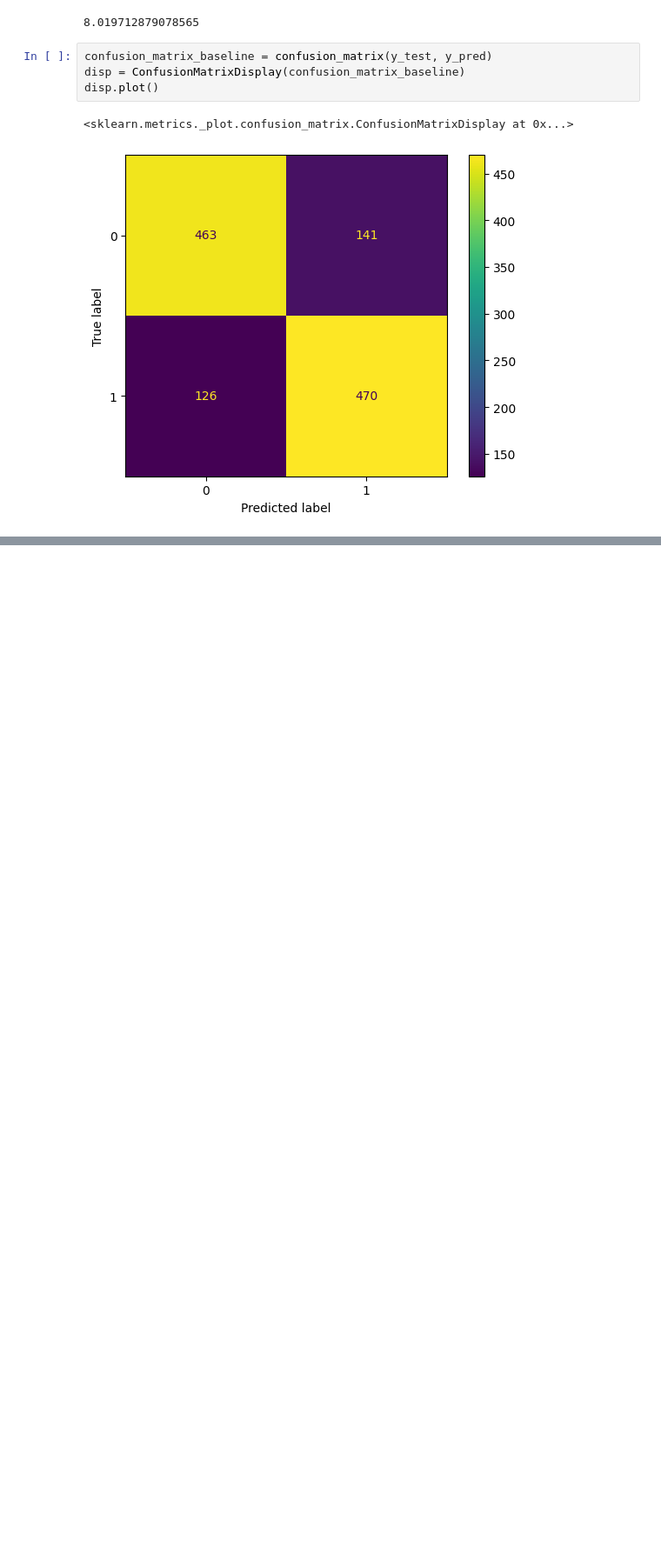
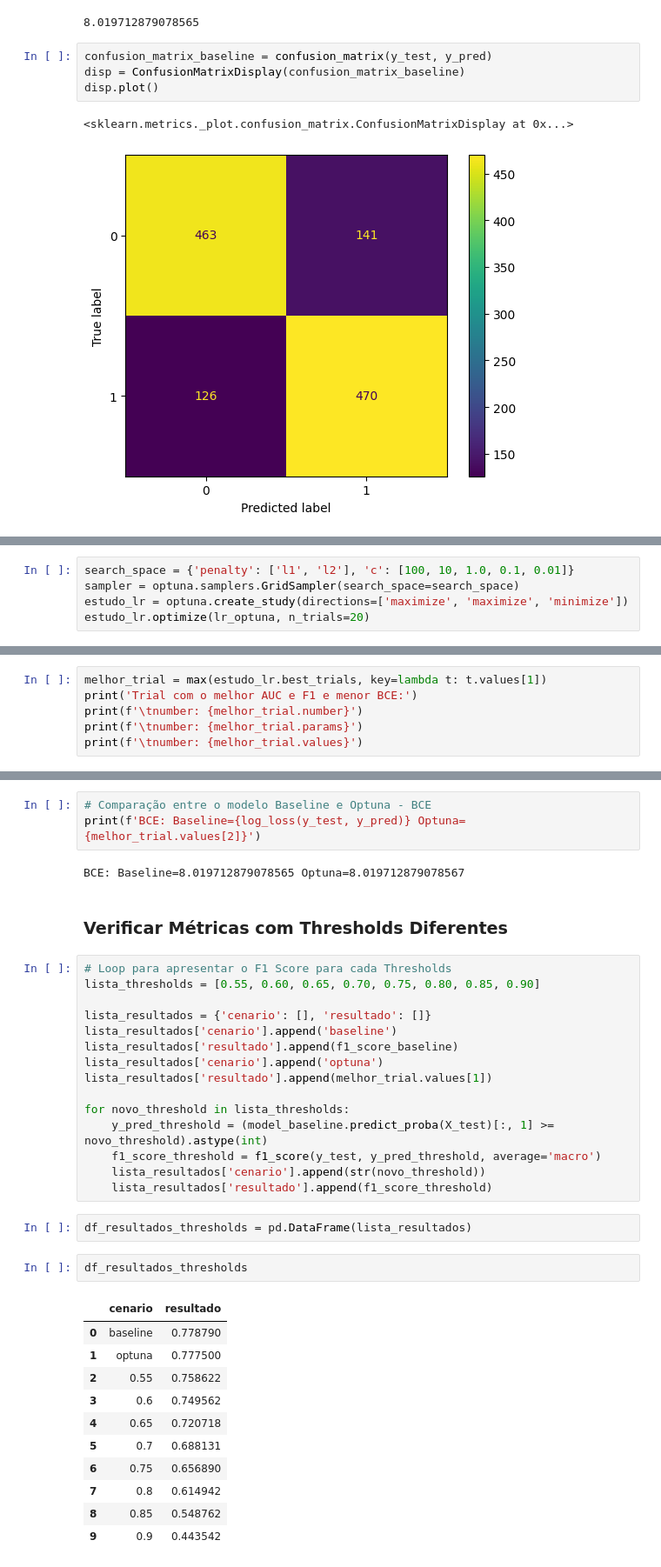
Before and after one commit to danilotavares-dev/logistic-regression-frutas-ML, a Jupyter notebook: modelo_frutas.ipynb, the cells around one changed output, grey strips where cells are left out. Shown at 87% size. Cells and saved outputs as stored; diff of their text form; blank space fills up the shorter version.

```diff
--- a/modelo_frutas.ipynb
+++ b/modelo_frutas.ipynb
@@ -242,0 +272,5 @@ disp.plot()
+# %%
+search_space = {'penalty': ['l1', 'l2'], 'c': [100, 10, 1.0, 0.1, 0.01]}
+sampler = optuna.samplers.GridSampler(search_space=search_space)
+estudo_lr = optuna.create_study(directions=['maximize', 'maximize', 'minimize'])
+estudo_lr.optimize(lr_optuna, n_trials=20)
@@ -242,0 +295,6 @@ disp.plot()
+# %%
+melhor_trial = max(estudo_lr.best_trials, key=lambda t: t.values[1])
+print('Trial com o melhor AUC e F1 e menor BCE:')
+print(f'\tnumber: {melhor_trial.number}')
+print(f'\tnumber: {melhor_trial.params}')
+print(f'\tnumber: {melhor_trial.values}')
@@ -242,0 +319,38 @@ disp.plot()
+# %%
+# Comparação entre o modelo Baseline e Optuna - BCE
+print(f'BCE: Baseline={log_loss(y_test, y_pred)} Optuna={melhor_trial.values[2]}')
+# %% [output]
+BCE: Baseline=8.019712879078565 Optuna=8.019712879078567
+# %% [markdown]
+### Verificar Métricas com Thresholds Diferentes
+# %%
+# Loop para apresentar o F1 Score para cada Thresholds
+lista_thresholds = [0.55, 0.60, 0.65, 0.70, 0.75, 0.80, 0.85, 0.90]
+
+lista_resultados = {'cenario': [], 'resultado': []}
+lista_resultados['cenario'].append('baseline')
+lista_resultados['resultado'].append(f1_score_baseline)
+lista_resultados['cenario'].append('optuna')
+lista_resultados['resultado'].append(melhor_trial.values[1])
+
+for novo_threshold in lista_thresholds:
+    y_pred_threshold = (model_baseline.predict_proba(X_test)[:, 1] >= novo_threshold).astype(int)
+    f1_score_threshold = f1_score(y_test, y_pred_threshold, average='macro')
+    lista_resultados['cenario'].append(str(novo_threshold))
+    lista_resultados['resultado'].append(f1_score_threshold)
+# %%
+df_resultados_thresholds = pd.DataFrame(lista_resultados)
+# %%
+df_resultados_thresholds
+# %% [output]
+|  | cenario | resultado |
+| 0 | baseline | 0.778790 |
+| 1 | optuna | 0.777500 |
+| 2 | 0.55 | 0.758622 |
+| 3 | 0.6 | 0.749562 |
+| 4 | 0.65 | 0.720718 |
+| 5 | 0.7 | 0.688131 |
+| 6 | 0.75 | 0.656890 |
+| 7 | 0.8 | 0.614942 |
+| 8 | 0.85 | 0.548762 |
+| 9 | 0.9 | 0.443542 |
```
Also changed, not shown: parts of 10 cells of this notebook, 1 other file.
